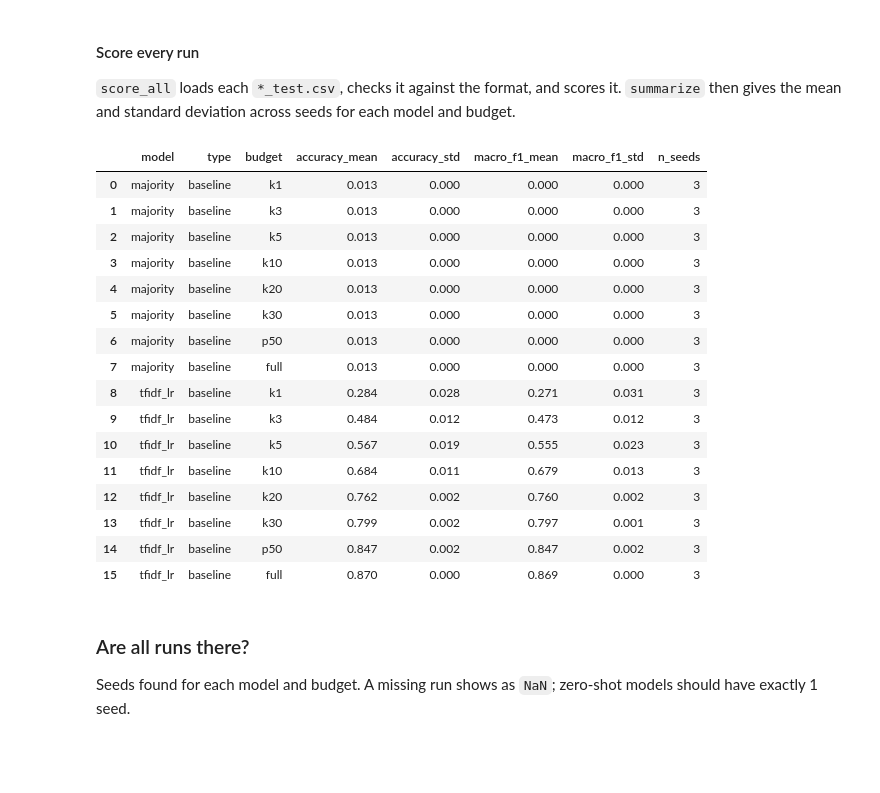
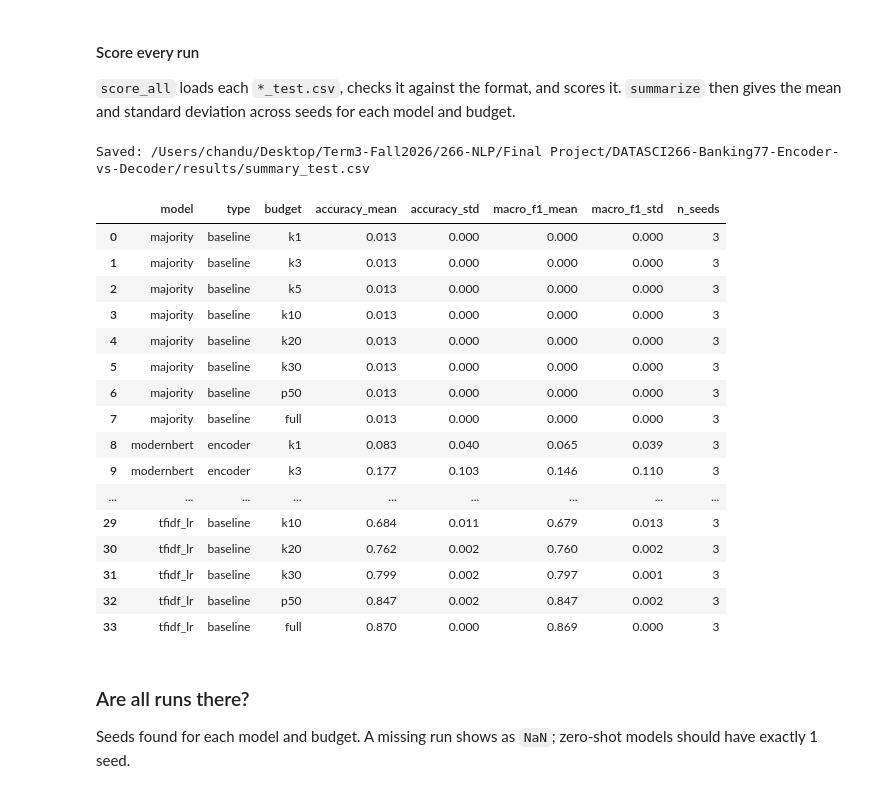
Before and after one commit to csugasi/DATASCI266-Banking77-Encoder-vs-Decoder, a Jupyter notebook: notebooks/results.ipynb, the cells around one changed output. Drawn from its saved outputs; the diff is of its cells as text; code cells hidden in the pictures; blank space fills up the shorter version.

```diff
--- a/notebooks/results.ipynb
+++ b/notebooks/results.ipynb
@@ -75,26 +75,32 @@ natural_order(val_summary).round(3)
 # %%
 # One row per run, then mean and standard deviation across seeds
 scores = ev.score_all("test")
-summary = ev.summarize(scores)
-natural_order(summary).round(3)
+summary = natural_order(ev.summarize(scores)).round(3)
+
+# Save next to the prediction files. ev.RESULTS is the project's results folder, so this works from any notebook folder
+summary.to_csv(ev.RESULTS / "summary_test.csv", index=False)
+print("Saved:", ev.RESULTS / "summary_test.csv")
+
+summary
 # %% [output]
+Saved: /Users/chandu/Desktop/Term3-Fall2026/266-NLP/Final Project/DATASCI266-Banking77-Encoder-vs-Decoder/results/summary_test.csv
 |  | model | type | budget | accuracy_mean | accuracy_std | macro_f1_mean | macro_f1_std | n_seeds |
 | 0 | majority | baseline | k1 | 0.013 | 0.000 | 0.000 | 0.000 | 3 |
 | 1 | majority | baseline | k3 | 0.013 | 0.000 | 0.000 | 0.000 | 3 |
 | 2 | majority | baseline | k5 | 0.013 | 0.000 | 0.000 | 0.000 | 3 |
 | 3 | majority | baseline | k10 | 0.013 | 0.000 | 0.000 | 0.000 | 3 |
 | 4 | majority | baseline | k20 | 0.013 | 0.000 | 0.000 | 0.000 | 3 |
 | 5 | majority | baseline | k30 | 0.013 | 0.000 | 0.000 | 0.000 | 3 |
 | 6 | majority | baseline | p50 | 0.013 | 0.000 | 0.000 | 0.000 | 3 |
 | 7 | majority | baseline | full | 0.013 | 0.000 | 0.000 | 0.000 | 3 |
-| 8 | tfidf_lr | baseline | k1 | 0.284 | 0.028 | 0.271 | 0.031 | 3 |
-| 9 | tfidf_lr | baseline | k3 | 0.484 | 0.012 | 0.473 | 0.012 | 3 |
-| 10 | tfidf_lr | baseline | k5 | 0.567 | 0.019 | 0.555 | 0.023 | 3 |
-| 11 | tfidf_lr | baseline | k10 | 0.684 | 0.011 | 0.679 | 0.013 | 3 |
-| 12 | tfidf_lr | baseline | k20 | 0.762 | 0.002 | 0.760 | 0.002 | 3 |
-| 13 | tfidf_lr | baseline | k30 | 0.799 | 0.002 | 0.797 | 0.001 | 3 |
-| 14 | tfidf_lr | baseline | p50 | 0.847 | 0.002 | 0.847 | 0.002 | 3 |
-| 15 | tfidf_lr | baseline | full | 0.870 | 0.000 | 0.869 | 0.000 | 3 |
+| 8 | modernbert | encoder | k1 | 0.083 | 0.040 | 0.065 | 0.039 | 3 |
+| 9 | modernbert | encoder | k3 | 0.177 | 0.103 | 0.146 | 0.110 | 3 |
+| ... | ... | ... | ... | ... | ... | ... | ... | ... |
+| 29 | tfidf_lr | baseline | k10 | 0.684 | 0.011 | 0.679 | 0.013 | 3 |
+| 30 | tfidf_lr | baseline | k20 | 0.762 | 0.002 | 0.760 | 0.002 | 3 |
+| 31 | tfidf_lr | baseline | k30 | 0.799 | 0.002 | 0.797 | 0.001 | 3 |
+| 32 | tfidf_lr | baseline | p50 | 0.847 | 0.002 | 0.847 | 0.002 | 3 |
+| 33 | tfidf_lr | baseline | full | 0.870 | 0.000 | 0.869 | 0.000 | 3 |
 # %% [markdown]
 ### Are all runs there?
 Seeds found for each model and budget. A missing run shows as `NaN`; zero-shot models should have exactly 1 seed.
```
Also changed, not shown: parts of 5 cells of this notebook, 4 other files.
